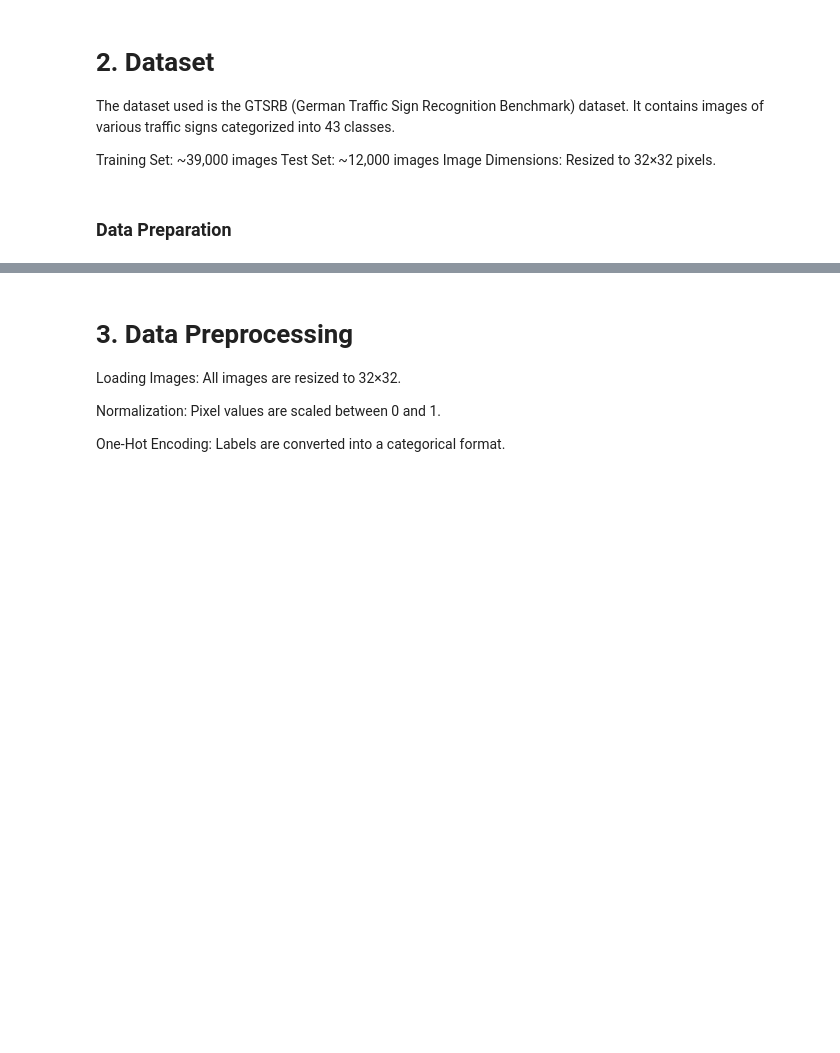
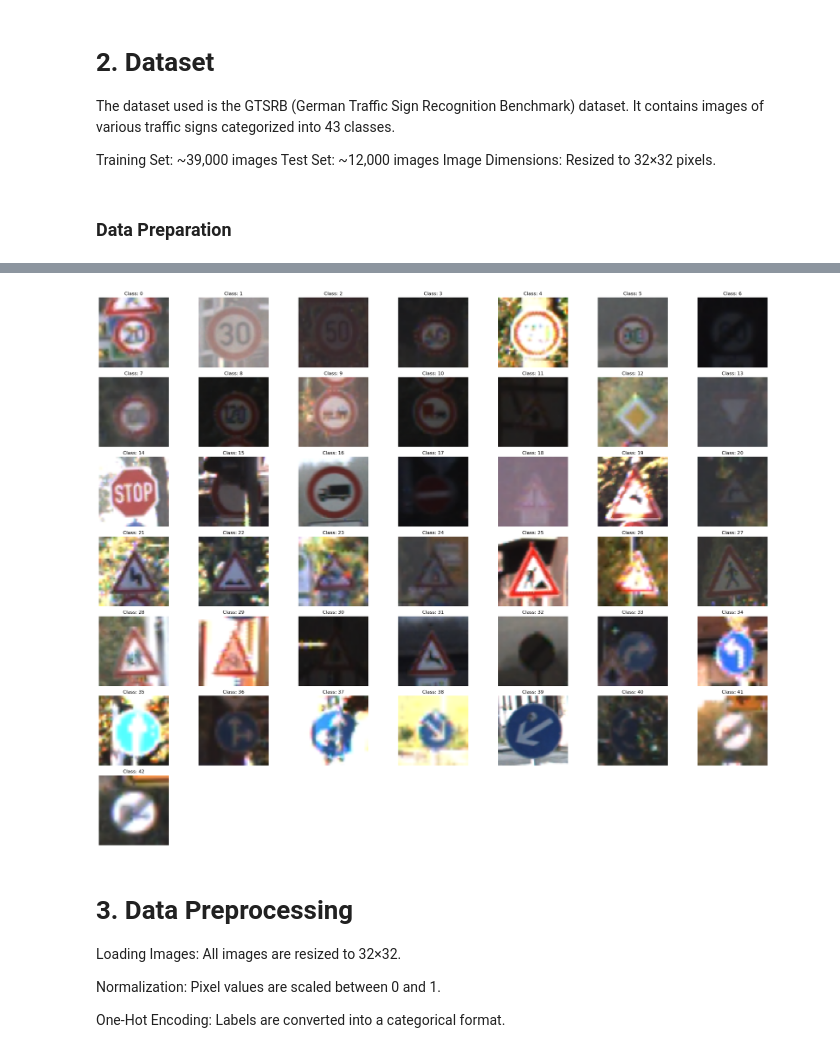
Before and after one commit to vgowri/Image-Based-Traffic-Sign-Classification-Using-Deep-Learning, a Jupyter notebook: Final_project1.ipynb, the cells around one changed output, grey strips where cells are left out. Cells and saved outputs as stored; diff of their text form; code cells hidden in the pictures; blank space fills up the shorter version.

```diff
--- a/Final_project1.ipynb
+++ b/Final_project1.ipynb
@@ -55,0 +39,10 @@ plt.show()
+# %%
+# Load the training data
+train_df = pd.read_csv(train_csv_path)
+print("First five rows of the training data:")
+print(train_df.head())
+
+# Load the test data
+test_df = pd.read_csv(test_csv_path)
+print("\nFirst five rows of the test data:")
+print(test_df.head())
@@ -56,3 +67,37 @@ plt.show()
+# %%
+# Define the number of classes
+num_classes = 43
+
+# Create a figure with subplots
+fig, axes = plt.subplots(7, 7, figsize=(25, 20))  # 7x7 grid for 43 classes
+
+# Loop through each class and display one image
+for class_id in range(num_classes):
+    # Get the first image path for the current class
+    img_path = train_df[train_df['ClassId'] == class_id].iloc[0]['Path']
+    img_path = os.path.join(dataset_path, img_path)
+
+    # Read and resize the image
+    image = cv2.imread(img_path)
+    image = cv2.resize(image, (64, 64))
+
+    # Determine subplot position
+    row, col = divmod(class_id, 7)
+
+    # Display the image
+    axes[row, col].imshow(cv2.cvtColor(image, cv2.COLOR_BGR2RGB))
+    axes[row, col].axis('off')
+    axes[row, col].set_title(f"Class: {class_id}", fontsize=12)
+
+# Turn off any unused subplots
+for i in range(num_classes, 49):
+    row, col = divmod(i, 7)
+    axes[row, col].axis('off')
+
+plt.tight_layout()
+plt.show()
+# %% [output]
+[figure, added]
 # %% [markdown]
 # 3. Data Preprocessing
 Loading Images: All images are resized to 32×32.
```
Also changed, not shown: parts of 28 cells of this notebook.
